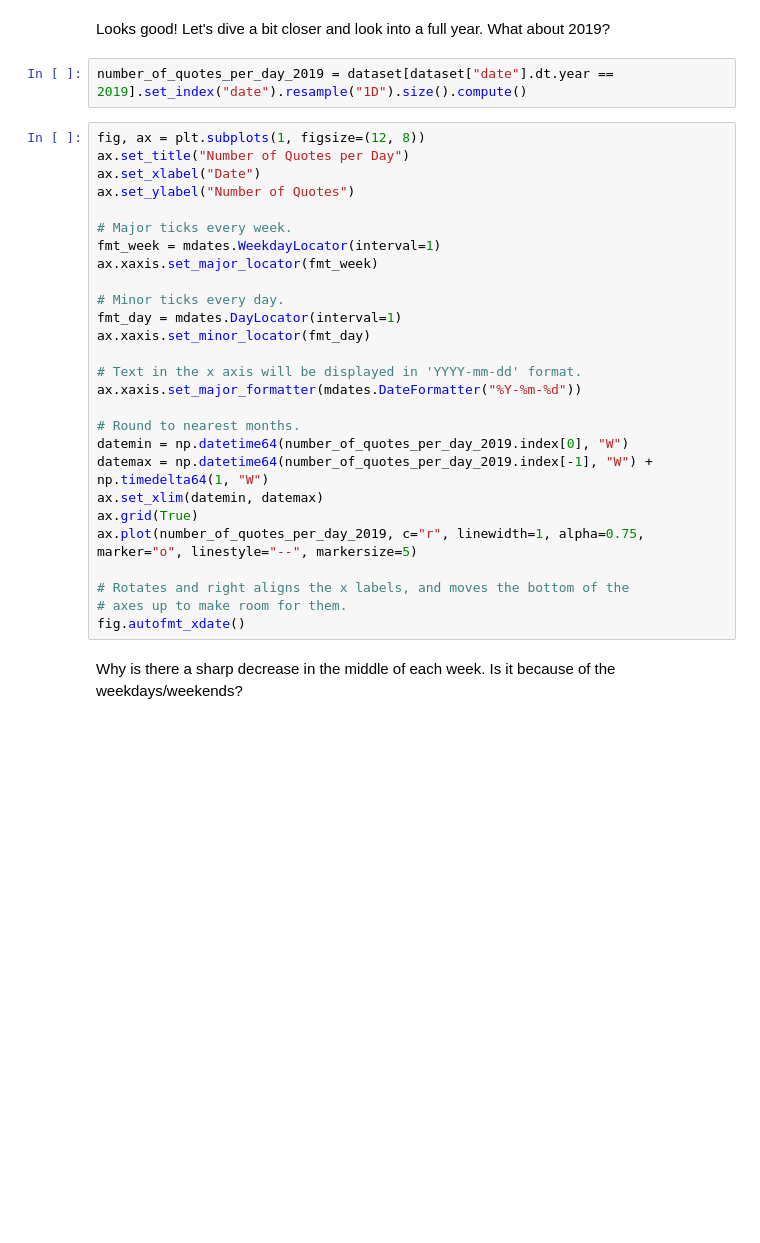
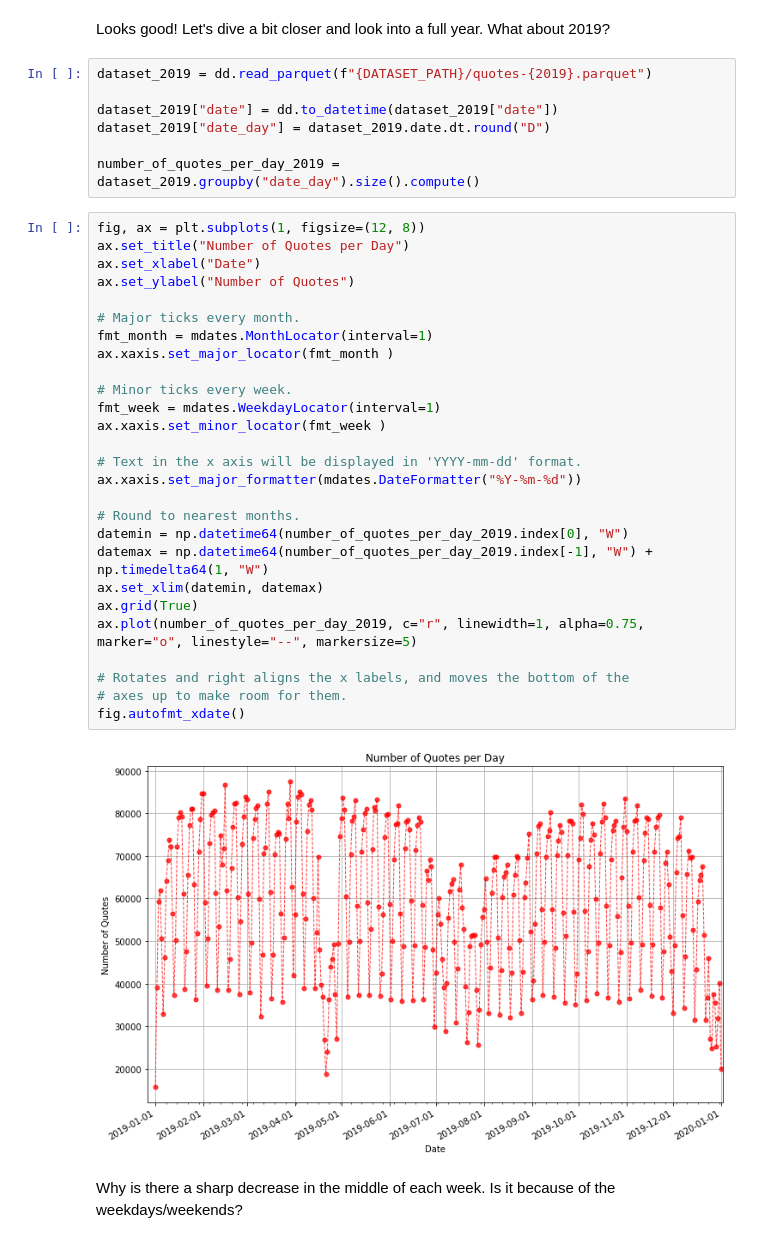
Before and after one commit to epfl-ada/ada-2021-project-hivemind, a Jupyter notebook: quotes_eda.ipynb, the cells around one changed output. Drawn from its saved outputs; the diff is of its cells as text; blank space fills up the shorter version.

```diff
--- a/quotes_eda.ipynb
+++ b/quotes_eda.ipynb
@@ -118,34 +229,41 @@ plt.show()
 # %% [markdown]
 Looks good! Let's dive a bit closer and look into a full year. What about 2019?
-# %%
-number_of_quotes_per_day_2019 = dataset[dataset["date"].dt.year == 2019].set_index("date").resample("1D").size().compute()
+# %%
+dataset_2019 = dd.read_parquet(f"{DATASET_PATH}/quotes-{2019}.parquet")
+
+dataset_2019["date"] = dd.to_datetime(dataset_2019["date"])
+dataset_2019["date_day"] = dataset_2019.date.dt.round("D")
+
+number_of_quotes_per_day_2019 = dataset_2019.groupby("date_day").size().compute()
 # %%
 fig, ax = plt.subplots(1, figsize=(12, 8))
 ax.set_title("Number of Quotes per Day")
 ax.set_xlabel("Date")
 ax.set_ylabel("Number of Quotes")
 
-# Major ticks every week.
+# Major ticks every month.
+fmt_month = mdates.MonthLocator(interval=1)
+ax.xaxis.set_major_locator(fmt_month )
+
+# Minor ticks every week.
 fmt_week = mdates.WeekdayLocator(interval=1)
-ax.xaxis.set_major_locator(fmt_week)
-
-# Minor ticks every day.
-fmt_day = mdates.DayLocator(interval=1)
-ax.xaxis.set_minor_locator(fmt_day)
+ax.xaxis.set_minor_locator(fmt_week )
 
 # Text in the x axis will be displayed in 'YYYY-mm-dd' format.
 ax.xaxis.set_major_formatter(mdates.DateFormatter("%Y-%m-%d"))
 
 # Round to nearest months.
 datemin = np.datetime64(number_of_quotes_per_day_2019.index[0], "W")
 datemax = np.datetime64(number_of_quotes_per_day_2019.index[-1], "W") + np.timedelta64(1, "W")
 ax.set_xlim(datemin, datemax)
 ax.grid(True)
 ax.plot(number_of_quotes_per_day_2019, c="r", linewidth=1, alpha=0.75, marker="o", linestyle="--", markersize=5)
 
 # Rotates and right aligns the x labels, and moves the bottom of the
 # axes up to make room for them.
 fig.autofmt_xdate()
+# %% [output]
+[figure, added]
 # %% [markdown]
 Why is there a sharp decrease in the middle of each week. Is it because of the weekdays/weekends?
 # %%
```
Also changed, not shown: parts of 29 cells of this notebook, 1 other file.
